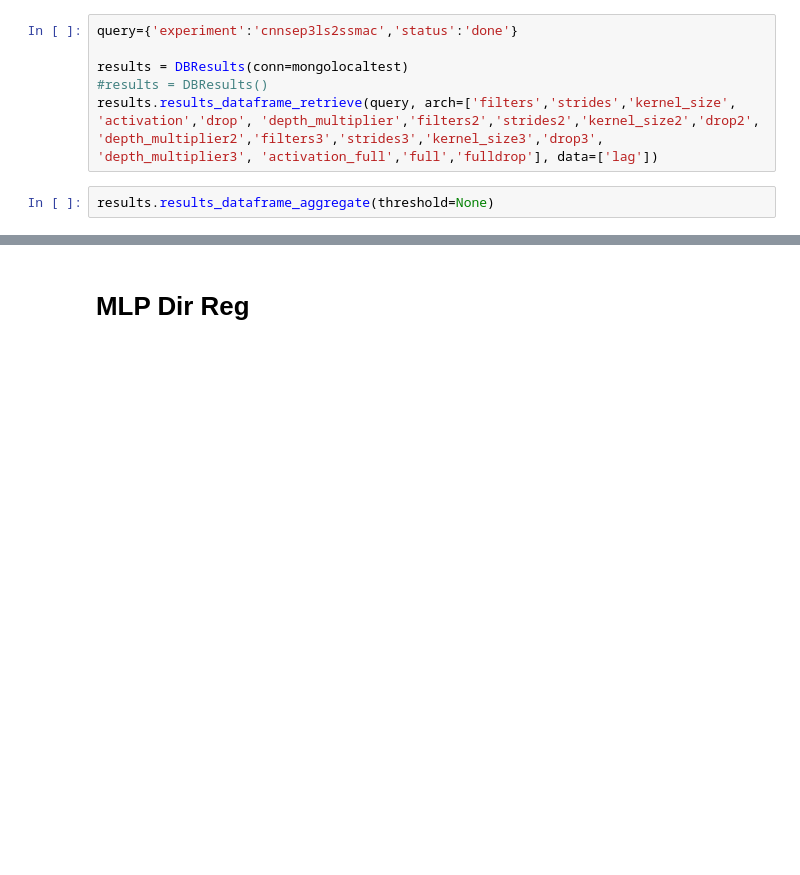
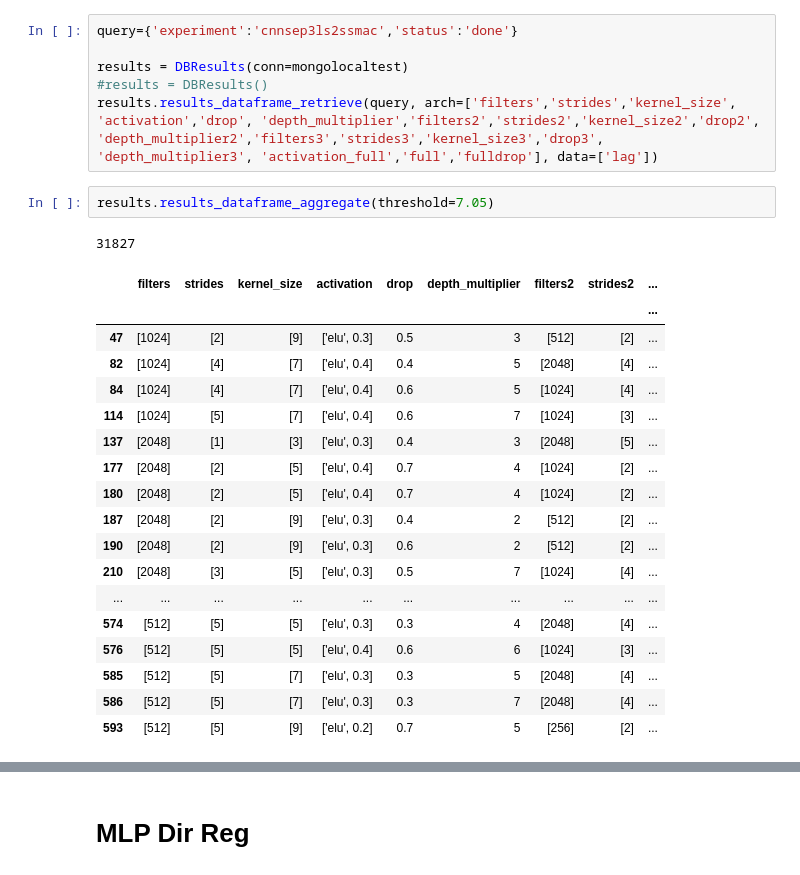
Before and after one commit to bejar/Wind, a Jupyter notebook: Notebooks/Tunning/ParameterTunningSMAC.ipynb, the cells around one changed output, grey strips where cells are left out. Saved outputs shown, nothing was run; the diff lists cells and outputs as text; blank space fills up the shorter version.

```diff
--- a/Notebooks/Tunning/ParameterTunningSMAC.ipynb
+++ b/Notebooks/Tunning/ParameterTunningSMAC.ipynb
@@ -397,5 +331,25 @@ results = DBResults(conn=mongolocaltest)
 #results = DBResults()
 results.results_dataframe_retrieve(query, arch=['filters','strides','kernel_size', 'activation','drop', 'depth_multiplier','filters2','strides2','kernel_size2','drop2', 'depth_multiplier2','filters3','strides3','kernel_size3','drop3', 'depth_multiplier3', 'activation_full','full','fulldrop'], data=['lag'])
 # %%
-results.results_dataframe_aggregate(threshold=None)
+results.results_dataframe_aggregate(threshold=7.05)
+# %% [output]
+31827
+|  | filters | strides | kernel_size | activation | drop | depth_multiplier | filters2 | strides2 | ... |
+|  |  |  |  |  |  |  |  |  | ... |
+| 47 | [1024] | [2] | [9] | ['elu', 0.3] | 0.5 | 3 | [512] | [2] | ... |
+| 82 | [1024] | [4] | [7] | ['elu', 0.4] | 0.4 | 5 | [2048] | [4] | ... |
+| 84 | [1024] | [4] | [7] | ['elu', 0.4] | 0.6 | 5 | [1024] | [4] | ... |
+| 114 | [1024] | [5] | [7] | ['elu', 0.4] | 0.6 | 7 | [1024] | [3] | ... |
+| 137 | [2048] | [1] | [3] | ['elu', 0.3] | 0.4 | 3 | [2048] | [5] | ... |
+| 177 | [2048] | [2] | [5] | ['elu', 0.4] | 0.7 | 4 | [1024] | [2] | ... |
+| 180 | [2048] | [2] | [5] | ['elu', 0.4] | 0.7 | 4 | [1024] | [2] | ... |
+| 187 | [2048] | [2] | [9] | ['elu', 0.3] | 0.4 | 2 | [512] | [2] | ... |
+| 190 | [2048] | [2] | [9] | ['elu', 0.3] | 0.6 | 2 | [512] | [2] | ... |
+| 210 | [2048] | [3] | [5] | ['elu', 0.3] | 0.5 | 7 | [1024] | [4] | ... |
+| ... | ... | ... | ... | ... | ... | ... | ... | ... | ... |
+| 574 | [512] | [5] | [5] | ['elu', 0.3] | 0.3 | 4 | [2048] | [4] | ... |
+| 576 | [512] | [5] | [5] | ['elu', 0.4] | 0.6 | 6 | [1024] | [3] | ... |
+| 585 | [512] | [5] | [7] | ['elu', 0.3] | 0.3 | 5 | [2048] | [4] | ... |
+| 586 | [512] | [5] | [7] | ['elu', 0.3] | 0.3 | 7 | [2048] | [4] | ... |
+| 593 | [512] | [5] | [9] | ['elu', 0.2] | 0.7 | 5 | [256] | [2] | ... |
 # %%
```
Also changed, not shown: parts of 16 cells of this notebook, 3 other files.
